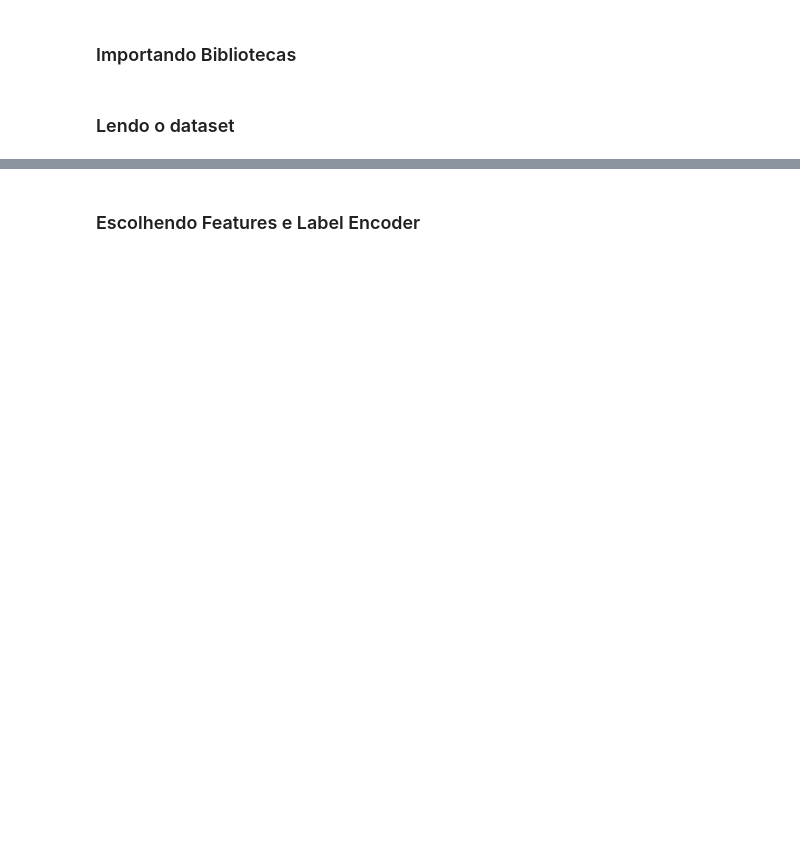
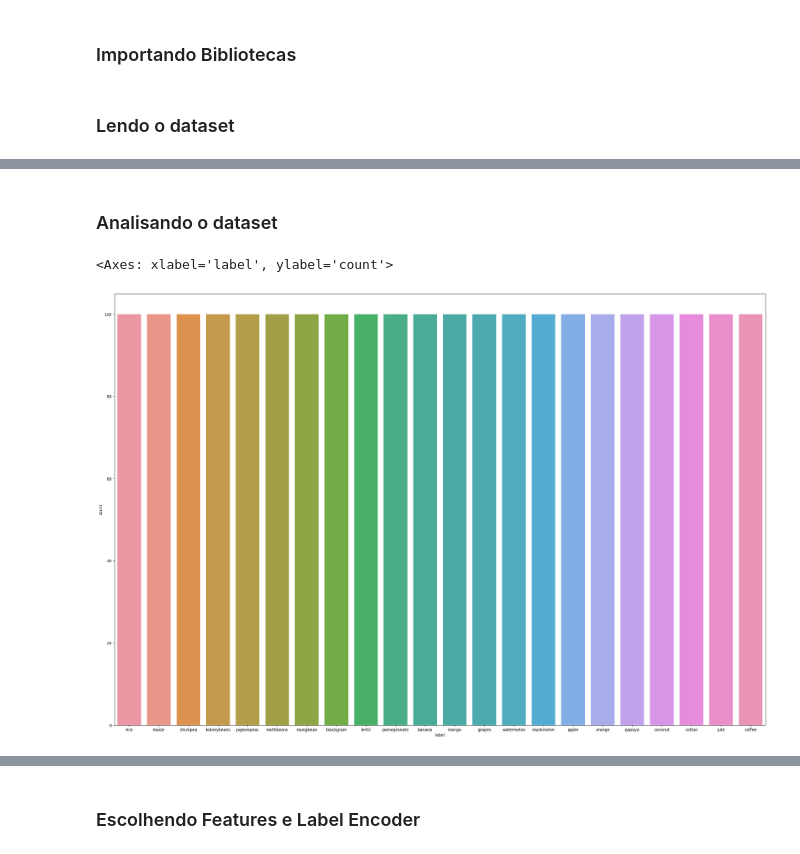
Before and after one commit to marcelo-jrs/notebook_fertilizer_predictor, a Jupyter notebook: testes/crop-pred-teste.ipynb, the cells around one changed output, grey strips where cells are left out. Cells and saved outputs as stored; diff of their text form; code cells hidden in the pictures; blank space fills up the shorter version.

```diff
--- a/testes/crop-pred-teste.ipynb
+++ b/testes/crop-pred-teste.ipynb
@@ -24,0 +86,8 @@ crop.head(5)
+# %% [markdown]
+### Analisando o dataset
+# %%
+plt.figure(figsize=(30,20))
+sns.countplot(x='label', data = crop)
+# %% [output]
+<Axes: xlabel='label', ylabel='count'>
+[figure, added]
```
Also changed, not shown: parts of 44 cells of this notebook, 5 other files.
